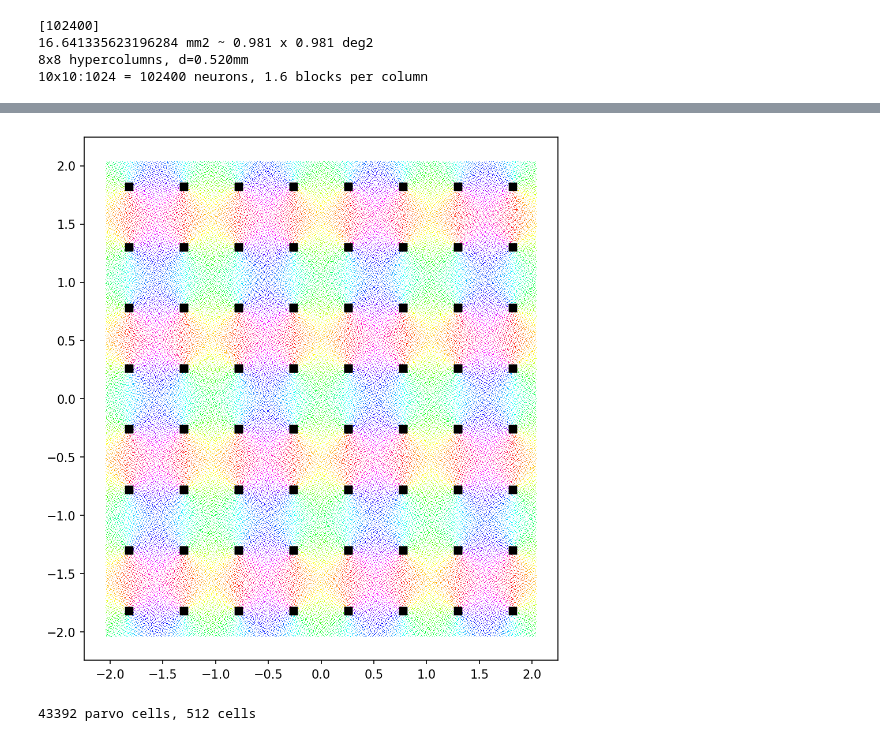
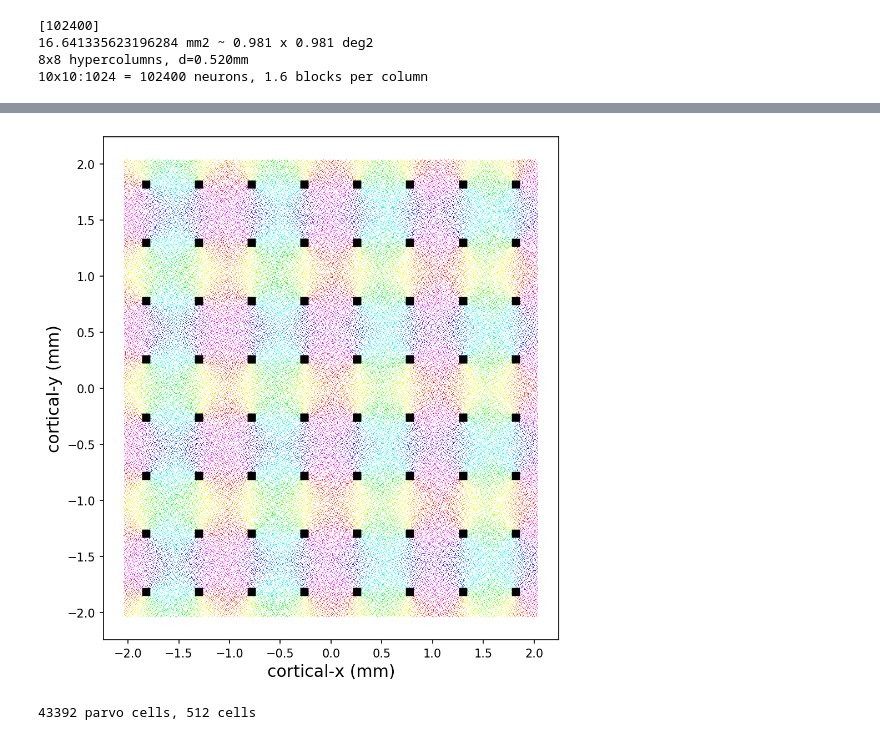
Before and after one commit to g13/patchV1, a Jupyter notebook: single_layer.ipynb, the cells around one changed output, grey strips where cells are left out. Drawn from its saved outputs; the diff is of its cells as text; code cells hidden in the pictures.

```diff
--- a/single_layer.ipynb
+++ b/single_layer.ipynb
@@ -174,41 +171,51 @@ with open(vpos_filename, 'wb') as f:
 fp = 'f4'
 plot = True
 OP_center_y = (np.arange(nOP_y)-nOP_y/2+1/2)*d
-phase = np.pi/4
+phase0 = 0
+rot_rate = np.pi/8
 if plot:
     fig = plt.figure(figsize = [24, 8], dpi = 150)
     marker = ('s', '^', 'o')
 OP = np.empty(nLayer, dtype = object)
 LR = np.empty(nLayer, dtype = object)
 for i in range(nLayer):
     ax = fig.add_subplot(1,3,i+1)
     OP[i] = np.zeros((nblock[i],blockSize[i]), dtype = 'f4')
     LR[i] = np.zeros((nblock[i],blockSize[i]), dtype = 'f4')-1  # single eye
     block_r = per_dis[i] * np.sqrt(2)
     for j in range(nOP_y):
         OP_center = np.zeros((2,nOP_x))
-        OP_center[0,:] = OP_center_y[j]
-        OP_center[1,:] = (np.arange(nOP_x)-nOP_x/2+1/2)*d
+        OP_center[0,:] = (np.arange(nOP_x)-nOP_x/2+1/2)*d
+        OP_center[1,:] = OP_center_y[j]
         val0 = 1.0
         sat0 = 1.0
         for k in range(nOP_x):
             center = OP_center[:,k]
-            phase0 = np.mod(k,2)*np.pi/2
+            phase_sign = (np.mod(j,2)-0.5)*2
+            #print(rot_rate*k/nOP_x*180)
+            if np.mod(k,2) == 0:
+                phase = 0 + phase_sign*rot_rate*k/nOP_x*np.pi
+            else:
+                phase = np.pi - phase_sign*rot_rate*k/nOP_x*np.pi
+
             for l in range(nblock[i]):
                 if np.linalg.norm(block_center[i][l,:]-center) < block_r+r*np.sqrt(2):
-                    OP_set, pick = square_OP(center, r, phase+phase0, pos[i][l,:,:], np.mod(j+k,2)) #np.mod(i + j,2)
+                    OP_set, pick = square_OP(center, r, phase0, phase, pos[i][l,:,:], np.mod(j+k,2)) #np.mod(i + j,2)
                     OP[i][l, pick] = (OP_set[pick] + np.pi/2)/np.pi
                     if plot:
                         npick = np.sum(pick)
                         hsv = np.zeros((npick,3))
                         hsv[:,1] = sat0
                         hsv[:,2] = val0
                         hue = OP[i][l,pick]
                         hsv[:,0] = hue
                         ax.scatter(pos[i][l,0,pick], pos[i][l,1,pick], s = 0.25, marker = marker[i], color = clr.hsv_to_rgb(hsv), edgecolors = 'none')
                         ax.plot(center[0],center[1], marker = marker[i], color = 'k')
+if plot:
+    ax. set_xlabel('cortical-x (mm)',fontsize='x-large')
+    ax. set_ylabel('cortical-y (mm)',fontsize='x-large')
 # %% [output]
-[figure, old version]
+[figure, new version]
 # %%
 feature_filename = fdr+'V1_feature'+theme+'.bin'
 with open(feature_filename, 'wb') as f:
```
Also changed, not shown: parts of 4 cells of this notebook, 2 other files.
